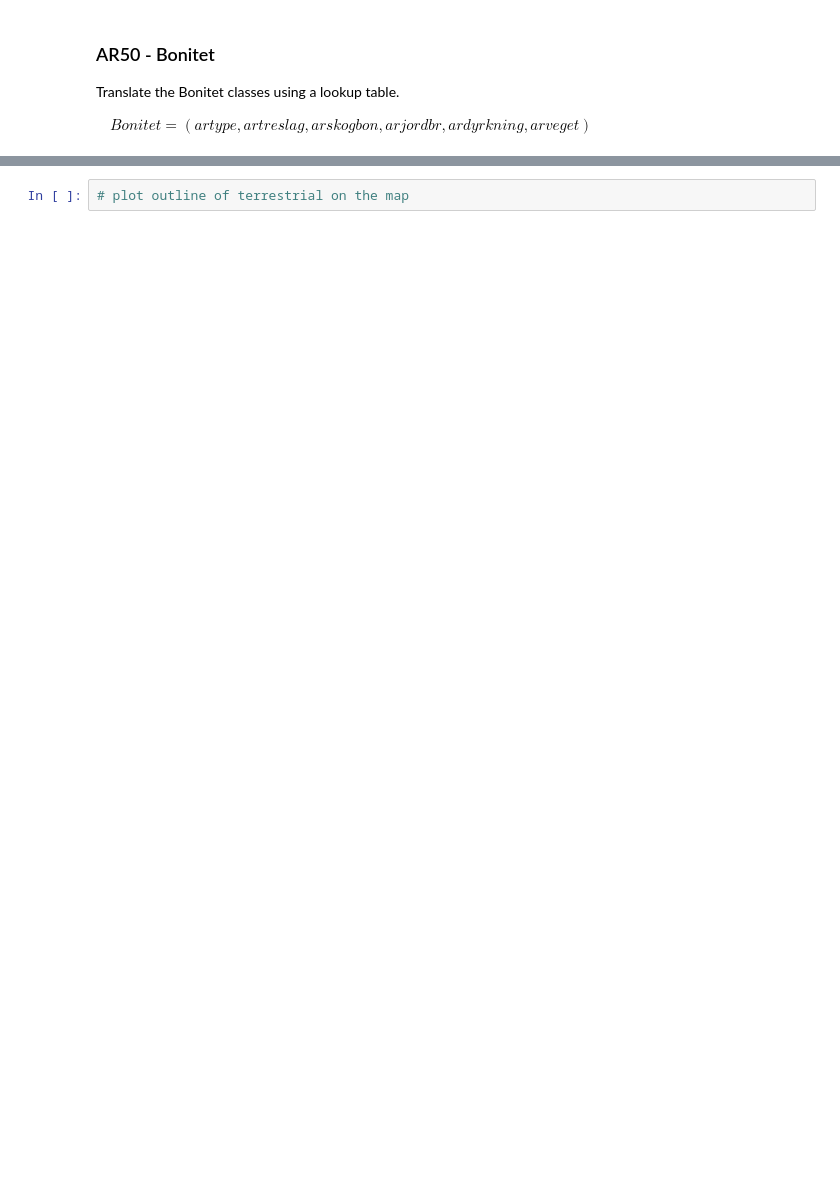
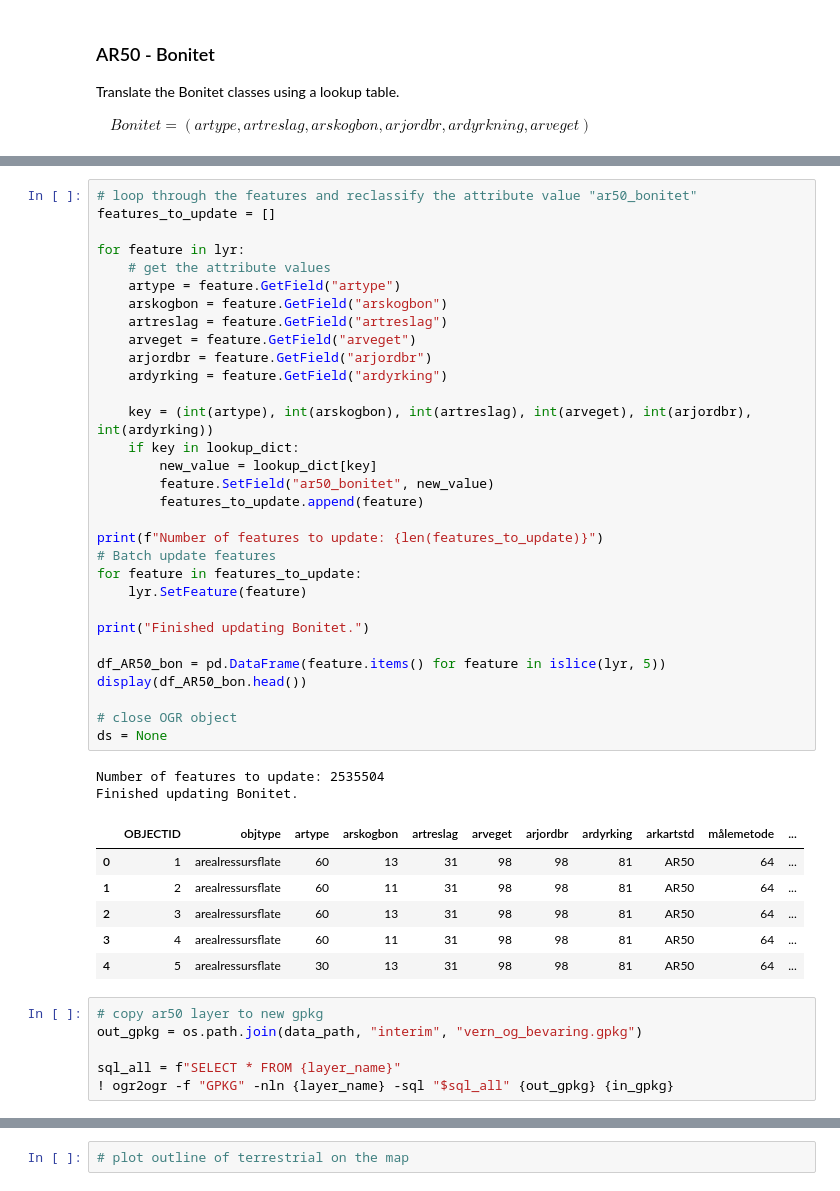
Before and after one commit to ac-willeke/pygdal-geo-engineer, a Jupyter notebook: notebooks/2024.01_conservation_and_preservation.ipynb, the cells around one changed output, grey strips where cells are left out. Cells and saved outputs as stored; diff of their text form; blank space fills up the shorter version.

```diff
--- a/notebooks/2024.01_conservation_and_preservation.ipynb
+++ b/notebooks/2024.01_conservation_and_preservation.ipynb
@@ -260,0 +331,46 @@ print("Finished looking up Bonitet.")
+# %%
+# loop through the features and reclassify the attribute value "ar50_bonitet"
+features_to_update = []
+
+for feature in lyr:
+    # get the attribute values
+    artype = feature.GetField("artype")
+    arskogbon = feature.GetField("arskogbon")
+    artreslag = feature.GetField("artreslag")
+    arveget = feature.GetField("arveget")
+    arjordbr = feature.GetField("arjordbr")
+    ardyrking = feature.GetField("ardyrking")
+
+    key = (int(artype), int(arskogbon), int(artreslag), int(arveget), int(arjordbr), int(ardyrking))
+    if key in lookup_dict:
+        new_value = lookup_dict[key]
+        feature.SetField("ar50_bonitet", new_value)
+        features_to_update.append(feature)
+
+print(f"Number of features to update: {len(features_to_update)}")
+# Batch update features
+for feature in features_to_update:
+    lyr.SetFeature(feature)
+
+print("Finished updating Bonitet.")
+
+df_AR50_bon = pd.DataFrame(feature.items() for feature in islice(lyr, 5))
+display(df_AR50_bon.head())
+
+# close OGR object
+ds = None
+# %% [output]
+Number of features to update: 2535504
+Finished updating Bonitet.
+|  | OBJECTID | objtype | artype | arskogbon | artreslag | arveget | arjordbr | ardyrking | arkartstd | målemetode | ... |
+| 0 | 1 | arealressursflate | 60 | 13 | 31 | 98 | 98 | 81 | AR50 | 64 | ... |
+| 1 | 2 | arealressursflate | 60 | 11 | 31 | 98 | 98 | 81 | AR50 | 64 | ... |
+| 2 | 3 | arealressursflate | 60 | 13 | 31 | 98 | 98 | 81 | AR50 | 64 | ... |
+| 3 | 4 | arealressursflate | 60 | 11 | 31 | 98 | 98 | 81 | AR50 | 64 | ... |
+| 4 | 5 | arealressursflate | 30 | 13 | 31 | 98 | 98 | 81 | AR50 | 64 | ... |
+# %%
+# copy ar50 layer to new gpkg
+out_gpkg = os.path.join(data_path, "interim", "vern_og_bevaring.gpkg")
+
+sql_all = f"SELECT * FROM {layer_name}"
+! ogr2ogr -f "GPKG" -nln {layer_name} -sql "$sql_all" {out_gpkg} {in_gpkg}
```
Also changed, not shown: parts of 14 cells of this notebook, 1 other file.
